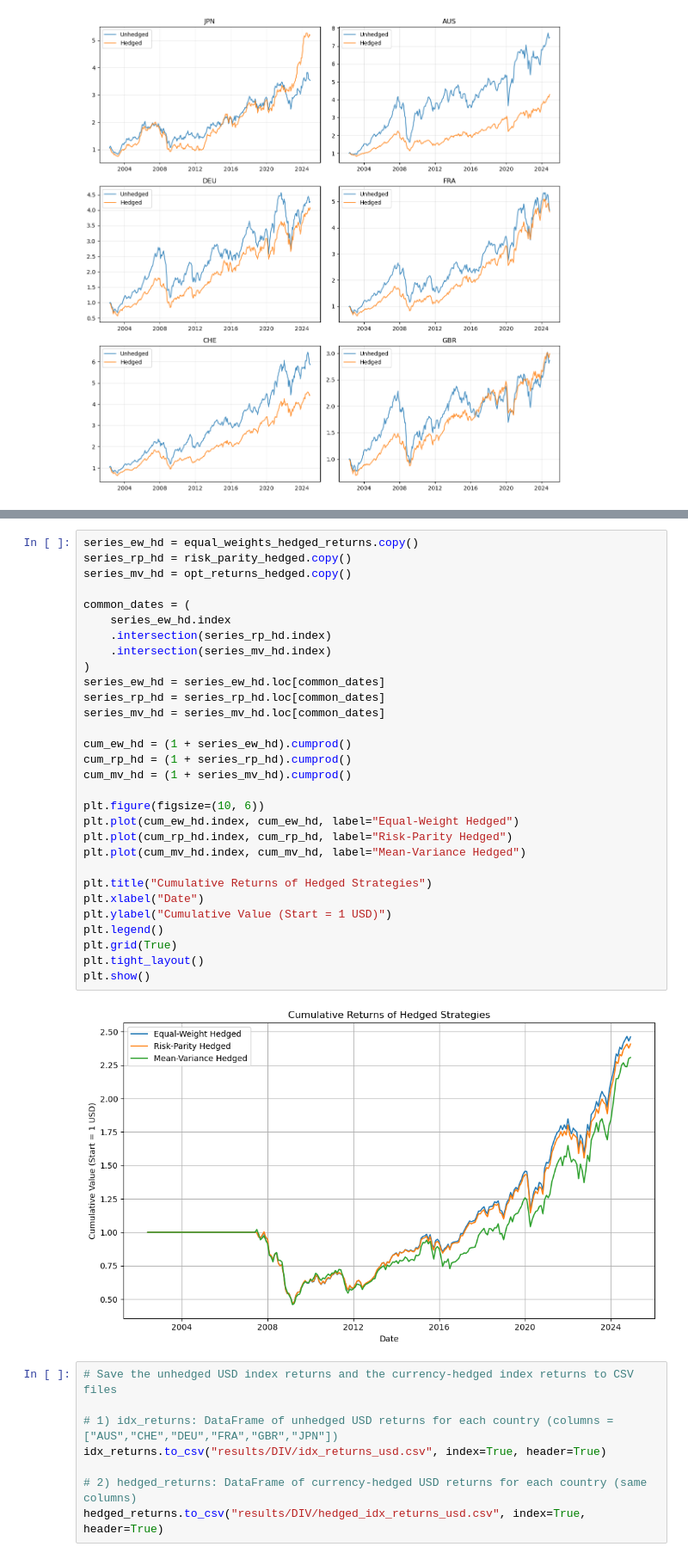
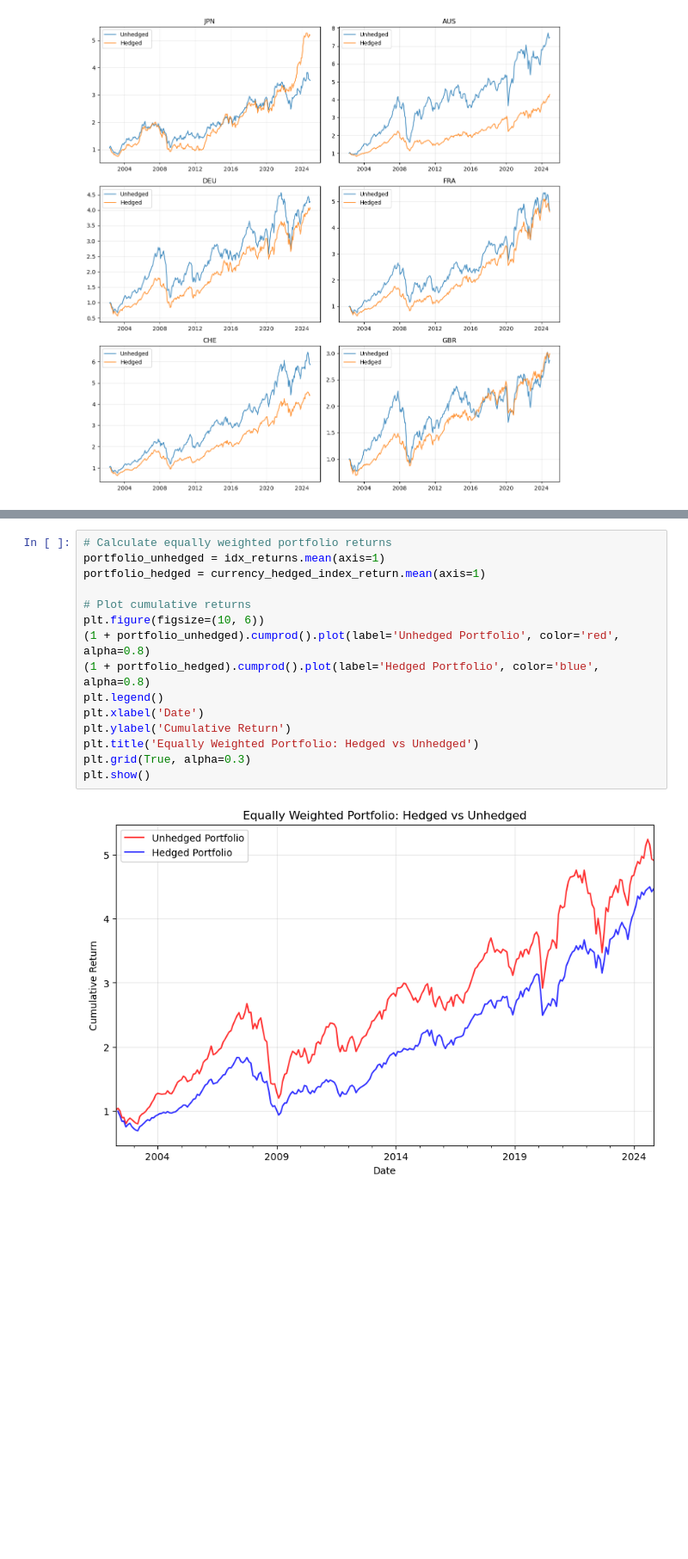
Before and after one commit to R4ff67/Investments, a Jupyter notebook: Q3-retry.ipynb, the cells around one changed output, grey strips where cells are left out. Shown: that part at 86% size. Drawn from its saved outputs; the diff is of its cells as text; blank space fills up the shorter version.

```diff
--- a/Q3-retry.ipynb
+++ b/Q3-retry.ipynb
@@ -796,40 +504,17 @@ Annualized Metrics for Each Strategy (including Mean‐Variance):
-# %%
-series_ew_hd = equal_weights_hedged_returns.copy()
-series_rp_hd = risk_parity_hedged.copy()
-series_mv_hd = opt_returns_hedged.copy()
-
-common_dates = (
-    series_ew_hd.index
-    .intersection(series_rp_hd.index)
-    .intersection(series_mv_hd.index)
-)
-series_ew_hd = series_ew_hd.loc[common_dates]
-series_rp_hd = series_rp_hd.loc[common_dates]
-series_mv_hd = series_mv_hd.loc[common_dates]
-
-cum_ew_hd = (1 + series_ew_hd).cumprod()
-cum_rp_hd = (1 + series_rp_hd).cumprod()
-cum_mv_hd = (1 + series_mv_hd).cumprod()
-
-plt.figure(figsize=(10, 6))
-plt.plot(cum_ew_hd.index, cum_ew_hd, label="Equal‐Weight Hedged")
-plt.plot(cum_rp_hd.index, cum_rp_hd, label="Risk‐Parity Hedged")
-plt.plot(cum_mv_hd.index, cum_mv_hd, label="Mean‐Variance Hedged")
-
-plt.title("Cumulative Returns of Hedged Strategies")
-plt.xlabel("Date")
-plt.ylabel("Cumulative Value (Start = 1 USD)")
-plt.legend()
-plt.grid(True)
-plt.tight_layout()
-plt.show()
-# %% [output]
-[figure, removed]
-# %%
-# Save the unhedged USD index returns and the currency-hedged index returns to CSV files
-
-# 1) idx_returns: DataFrame of unhedged USD returns for each country (columns = ["AUS","CHE","DEU","FRA","GBR","JPN"])
-idx_returns.to_csv("results/DIV/idx_returns_usd.csv", index=True, header=True)
-
-# 2) hedged_returns: DataFrame of currency-hedged USD returns for each country (same columns)
-hedged_returns.to_csv("results/DIV/hedged_idx_returns_usd.csv", index=True, header=True)
+# %%
+# Calculate equally weighted portfolio returns
+portfolio_unhedged = idx_returns.mean(axis=1)
+portfolio_hedged = currency_hedged_index_return.mean(axis=1)
+
+# Plot cumulative returns
+plt.figure(figsize=(10, 6))
+(1 + portfolio_unhedged).cumprod().plot(label='Unhedged Portfolio', color='red', alpha=0.8)
+(1 + portfolio_hedged).cumprod().plot(label='Hedged Portfolio', color='blue', alpha=0.8)
+plt.legend()
+plt.xlabel('Date')
+plt.ylabel('Cumulative Return')
+plt.title('Equally Weighted Portfolio: Hedged vs Unhedged')
+plt.grid(True, alpha=0.3)
+plt.show()
+# %% [output]
+[figure, added]
```
Also changed, not shown: parts of 21 cells of this notebook, 4 other files.
